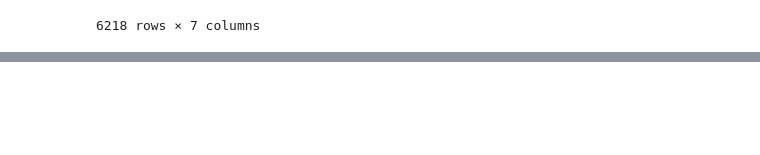
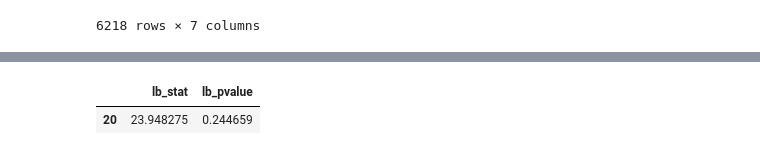
Before and after one commit to sajodajo/FinIDX-G4, a Jupyter notebook: EDA.ipynb, the cells around one changed output, grey strips where cells are left out. Cells and saved outputs as stored; diff of their text form; code cells hidden in the pictures; blank space fills up the shorter version.

```diff
--- a/EDA.ipynb
+++ b/EDA.ipynb
@@ -613,0 +665,14 @@ getCompanyListRaw()
+# %%
+ticker = 'AMZN'
+start_date = '2019-01-01'
+end_date = '2024-01-01'
+
+from psf2 import pySimFin2
+import ARCHLib
+
+psf2obj = pySimFin2()
+
+df = psf2obj.getStockPrices(ticker,start_date,end_date)
+df = ARCHLib.calcColumns(df)
+
+df
@@ -613,0 +694,15 @@ getCompanyListRaw()
+# %%
+from statsmodels.stats.diagnostic import acorr_ljungbox
+
+time_series = df['Log_Return']
+
+def ljungboxTest(time_series):
+    # Perform the Ljung-Box test for autocorrelation up to 10 lags
+    numLags = len(time_series) ** (1/2)
+    ljung_box_test = acorr_ljungbox(time_series, lags=[numLags], return_df=True)
+    return ljung_box_test
+
+ljungboxTest(time_series)
+# %% [output]
+|  | lb_stat | lb_pvalue |
+| 20 | 23.948275 | 0.244659 |
```
Also changed, not shown: parts of 4 cells of this notebook, 3 other files.
